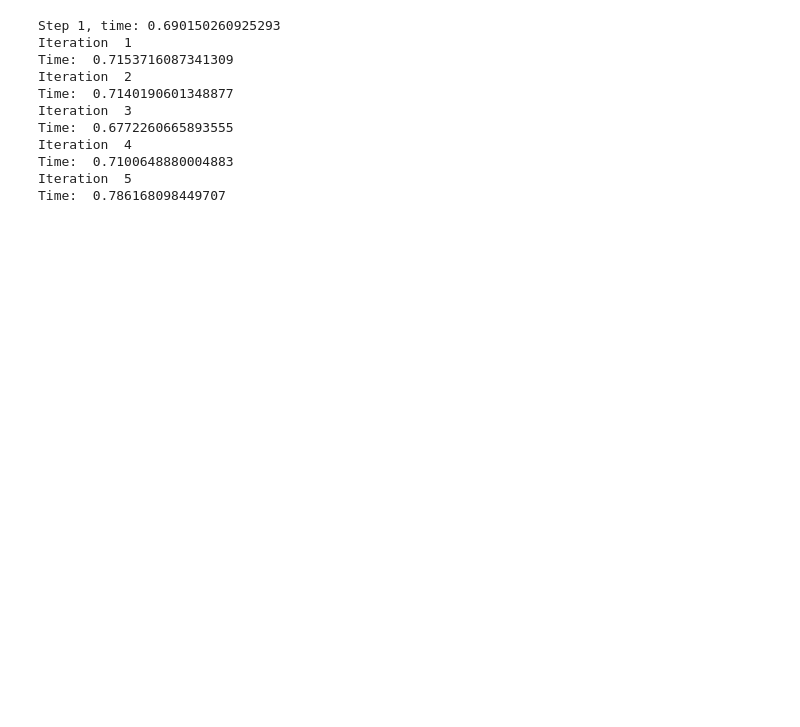
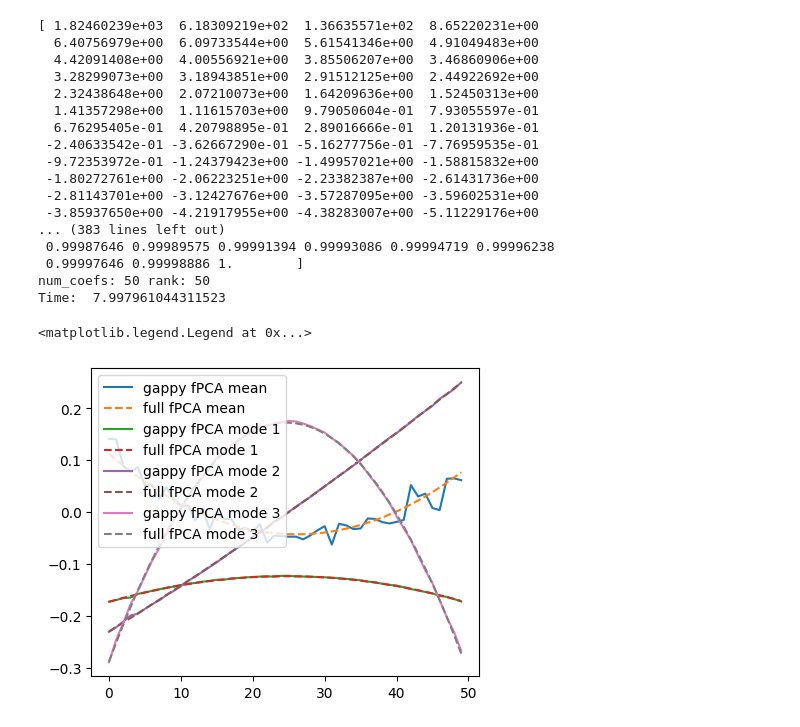
Before and after one commit to ahdgkn/gappyfpca, a Jupyter notebook: get_started.ipynb, the cells around one changed output. Saved outputs shown, nothing was run; the diff lists cells and outputs as text; code cells hidden in the pictures; blank space fills up the shorter version.

```diff
--- a/get_started.ipynb
+++ b/get_started.ipynb
@@ -10,13 +11,13 @@ M = 1000  # Number of functions
 L = 50   # Length of each function
 
 # Sinusoidal patterns with random frequencies and phases
-x = np.linspace(0, 2 * np.pi, L)
-functions = np.array([10+np.random.uniform(0.1, 5)*np.sin(x * np.random.uniform(1, 1.5) + np.random.uniform(0,  np.pi/2))
-                      for _ in range(M)])
+#x = np.linspace(0, 2 * np.pi, L)
+#functions = np.array([10+np.random.uniform(0.1, 5)*np.sin(x * np.random.uniform(1, 1.5) + np.random.uniform(0,  np.pi/2))
+#                      for _ in range(M)])
 
 # Random polynomials
-#functions = np.array([np.polyval(np.random.uniform(-1, 1, size=3), np.linspace(-1, 1, L))
-#                      for _ in range(M)])
+functions = np.array([np.polyval(np.random.uniform(-1, 1, size=3), np.linspace(-1, 1, L))
+                      for _ in range(M)])
 
 data=np.copy(functions)
 #artifically gappy it
@@ -30,17 +52,35 @@ for i in range(M):
 # %%
-# Generate fpca of full data using
-
-fpca_comps,fpca_coefs,evalue,run_stat=gappyfpca(data,0.95,max_iter=15,num_iter=5,iparallel=0)
+# Generate fpca of gappy data using
+fpca_comps,fpca_coefs,evalue,run_stat=gappyfpca(data,max_iter=15,num_iter=10,iparallel=0)
 # %% [output]
-Step 1, time: 0.690150260925293
-Iteration  1
-Time:  0.7153716087341309
-Iteration  2
-Time:  0.7140190601348877
-Iteration  3
-Time:  0.6772260665893555
-Iteration  4
-Time:  0.7100648880004883
-Iteration  5
-Time:  0.786168098449707
+[ 1.82460239e+03  6.18309219e+02  1.36635571e+02  8.65220231e+00
+  6.40756979e+00  6.09733544e+00  5.61541346e+00  4.91049483e+00
+  4.42091408e+00  4.00556921e+00  3.85506207e+00  3.46860906e+00
+  3.28299073e+00  3.18943851e+00  2.91512125e+00  2.44922692e+00
+  2.32438648e+00  2.07210073e+00  1.64209636e+00  1.52450313e+00
+  1.41357298e+00  1.11615703e+00  9.79050604e-01  7.93055597e-01
+  6.76295405e-01  4.20798895e-01  2.89016666e-01  1.20131936e-01
+ -2.40633542e-01 -3.62667290e-01 -5.16277756e-01 -7.76959535e-01
+ -9.72353972e-01 -1.24379423e+00 -1.49957021e+00 -1.58815832e+00
+ -1.80272761e+00 -2.06223251e+00 -2.23382387e+00 -2.61431736e+00
+ -2.81143701e+00 -3.12427676e+00 -3.57287095e+00 -3.59602531e+00
+ -3.85937650e+00 -4.21917955e+00 -4.38283007e+00 -5.11229176e+00
+... (383 lines left out)
+ 0.99987646 0.99989575 0.99991394 0.99993086 0.99994719 0.99996238
+ 0.99997646 0.99998886 1.        ]
+num_coefs: 50 rank: 50
+Time:  7.997961044311523
+# %%
+# plot the modes vs non-gappy modes
+fig,ax=plt.subplots(1,1,figsize=(5,4))
+ax.plot(fpca_comps[0,:],label='gappy fPCA mean')
+ax.plot(fpca_comps_full[0,:],'--',label='full fPCA mean')
+modes_to_plot = min(5,fpca_comps_full.shape[0])
+for i in range(1,modes_to_plot):
+    ax.plot(fpca_comps[i,:],label='gappy fPCA mode '+str(i))
+    ax.plot(fpca_comps_full[i,:],'--',label='full fPCA mode '+str(i))
+ax.legend()
+# %% [output]
+<matplotlib.legend.Legend at 0x...>
+[figure, added]
 # %%
```
Also changed, not shown: parts of 4 cells of this notebook, 2 other files.
